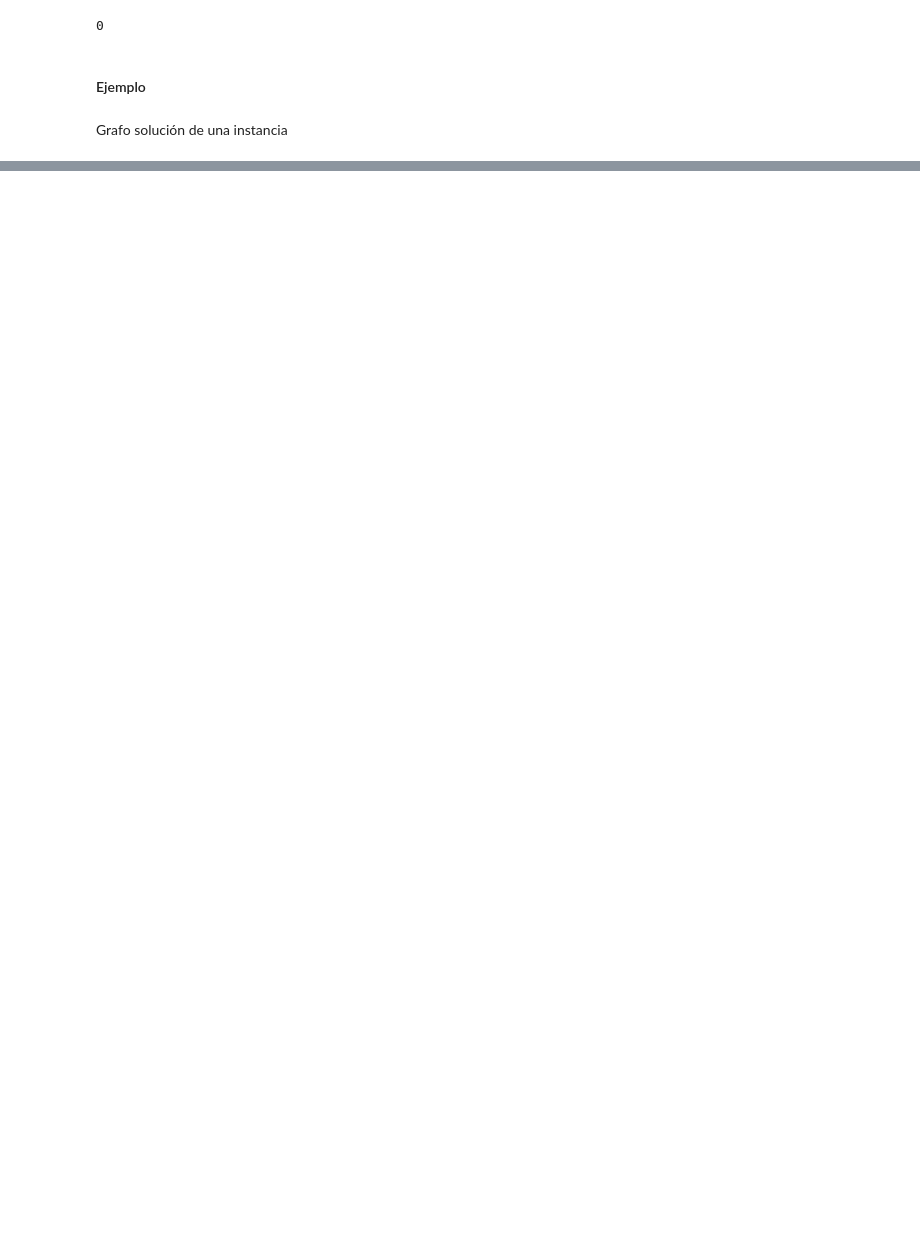
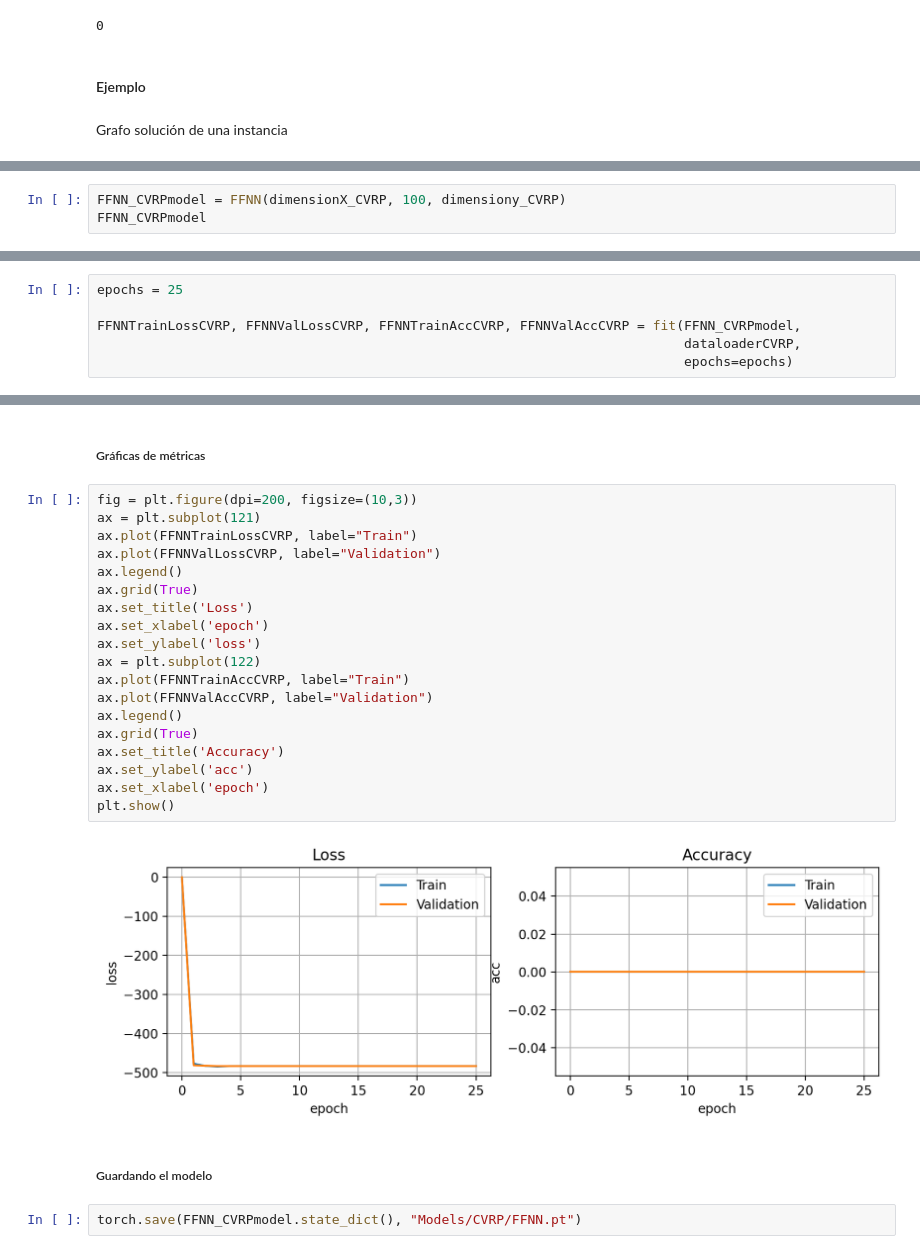
Before and after one commit to jesusmiguel123/Soluci-n-al-problema-de-Rutas-de-veh-culos-aplicando-GNN-y-CNN, a Jupyter notebook: Solucion al problema de Rutas de Vehiculos aplicando GNN y CNN.ipynb, the cells around one changed output, grey strips where cells are left out. Cells and saved outputs as stored; diff of their text form; blank space fills up the shorter version.

```diff
--- a/Solucion al problema de Rutas de Vehiculos aplicando GNN y CNN.ipynb
+++ b/Solucion al problema de Rutas de Vehiculos aplicando GNN y CNN.ipynb
@@ -97,0 +348,3 @@ plt.show()
+# %%
+FFNN_CVRPmodel = FFNN(dimensionX_CVRP, 100, dimensiony_CVRP)
+FFNN_CVRPmodel
@@ -97,0 +372,6 @@ plt.show()
+# %%
+epochs = 25
+
+FFNNTrainLossCVRP, FFNNValLossCVRP, FFNNTrainAccCVRP, FFNNValAccCVRP = fit(FFNN_CVRPmodel,
+                                                                           dataloaderCVRP,
+                                                                           epochs=epochs)
@@ -97,0 +396,27 @@ plt.show()
+# %% [markdown]
+##### Gráficas de métricas
+# %%
+fig = plt.figure(dpi=200, figsize=(10,3))
+ax = plt.subplot(121)
+ax.plot(FFNNTrainLossCVRP, label="Train")
+ax.plot(FFNNValLossCVRP, label="Validation")
+ax.legend()
+ax.grid(True)
+ax.set_title('Loss')
+ax.set_xlabel('epoch')
+ax.set_ylabel('loss')
+ax = plt.subplot(122)
+ax.plot(FFNNTrainAccCVRP, label="Train")
+ax.plot(FFNNValAccCVRP, label="Validation")
+ax.legend()
+ax.grid(True)
+ax.set_title('Accuracy')
+ax.set_ylabel('acc')
+ax.set_xlabel('epoch')
+plt.show()
+# %% [output]
+[figure, added]
+# %% [markdown]
+##### Guardando el modelo
+# %%
+torch.save(FFNN_CVRPmodel.state_dict(), "Models/CVRP/FFNN.pt")
```
Also changed, not shown: parts of 40 cells of this notebook, 2 other files.
